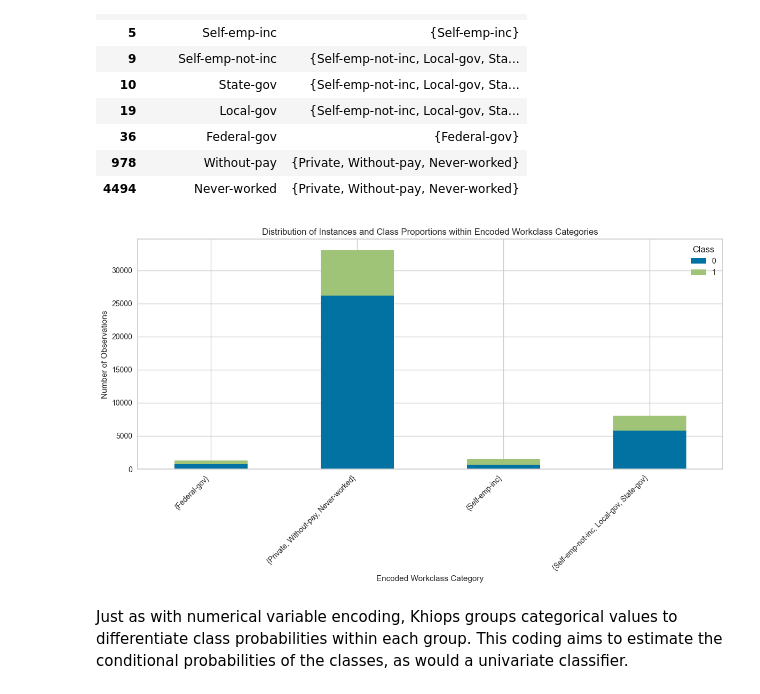
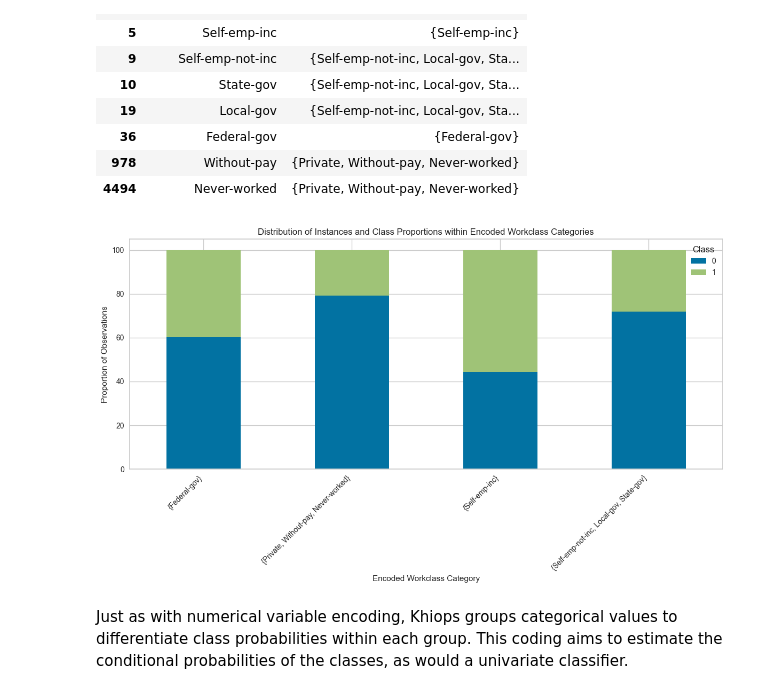
Before and after one commit to KhiopsML/khiops-doc, a Jupyter notebook: docs/tutorials/Notebooks/Optimal_Encoding.ipynb, the cells around one changed output. Cells and saved outputs as stored; diff of their text form; code cells hidden in the pictures.

```diff
--- a/docs/tutorials/Notebooks/Optimal_Encoding.ipynb
+++ b/docs/tutorials/Notebooks/Optimal_Encoding.ipynb
@@ -278,26 +278,26 @@ combined_workclass_df.drop_duplicates().head(10)
 # %%
 # Merging the encoded workclass, original workclass, and target classes
 combined_workclass_class_df = pd.DataFrame({
     'Original_workclass': X_train['workclass'].reset_index(drop=True),
     'Encoded_workclass': X_transformed['LabelPworkclass'].reset_index(drop=True),
     'Class': y_train.reset_index(drop=True)
 })
 
-# Grouping by encoded workclass and by class, then counting the occurrences
-grouped = combined_workclass_class_df.groupby(['Encoded_workclass', 'Class']).size().unstack()
+# Grouping by encoded workclass and by class, then computing the occurrence proportions
+grouped = combined_workclass_class_df.groupby(['Encoded_workclass', 'Class']).size().groupby(level=0).apply(lambda x: 100 * x / x.sum()).reset_index(level=0, drop=True).unstack()
 
 # Sorting the categories might be unnecessary as categorical values don't have a natural ordering like numerical ones. However, if you'd like to order them by frequency or another metric, you'd do it here.
 
 # Displaying the stacked bar chart
 grouped.plot(kind='bar', stacked=True, figsize=(12, 7))
 plt.title('Distribution of Instances and Class Proportions within Encoded Workclass Categories')
-plt.ylabel('Number of Observations')
+plt.ylabel('Proportion of Observations')
 plt.xlabel('Encoded Workclass Category')
 plt.xticks(rotation=45, ha="right")
 plt.tight_layout()
 plt.show()
 # %% [output]
-[figure, old version]
+[figure, new version]
 # %% [markdown]
 Just as with numerical variable encoding, Khiops groups categorical values to differentiate class probabilities within each group. This coding aims to estimate the conditional probabilities of the classes, as would a univariate classifier.
 # %% [markdown]
```
Also changed, not shown: parts of 5 cells of this notebook.
